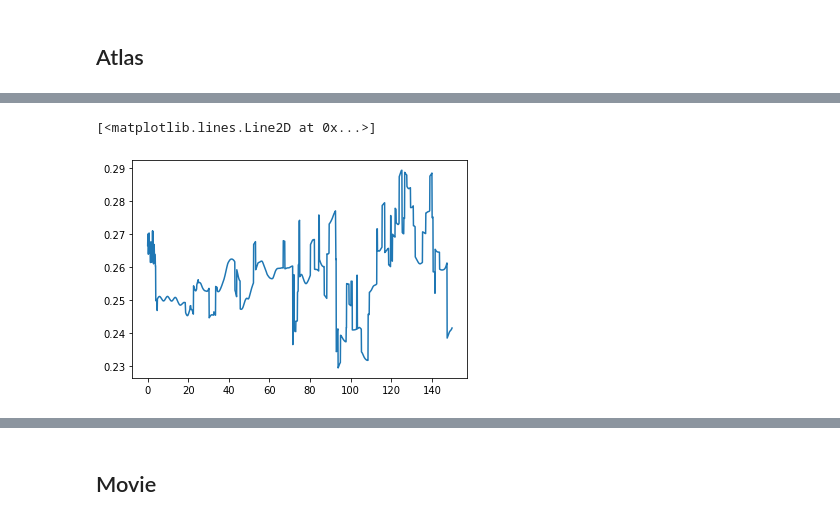
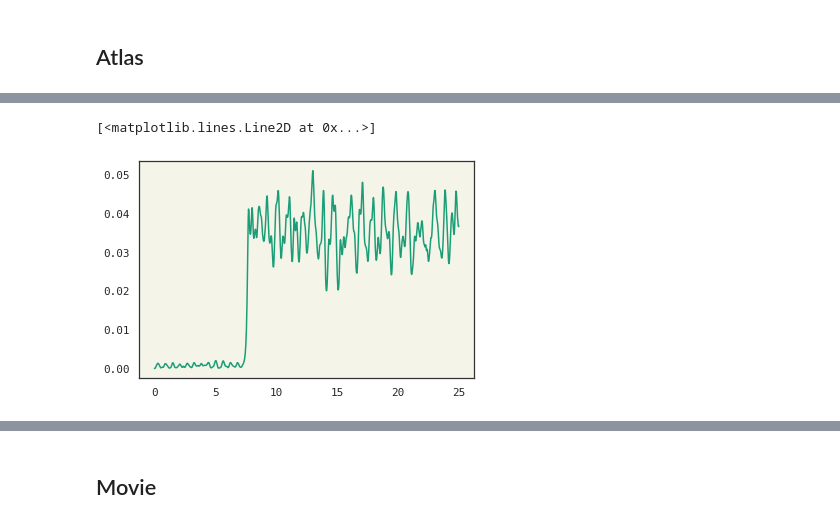
Before and after one commit to whitead/symd, a Jupyter notebook: notebooks/Sims.ipynb, the cells around one changed output, grey strips where cells are left out. Drawn from its saved outputs; the diff is of its cells as text; code cells hidden in the pictures.

```diff
--- a/notebooks/Sims.ipynb
+++ b/notebooks/Sims.ipynb
@@ -1,9 +9,14 @@
 # %%
-import symd
-import matplotlib.pyplot as plt
-import matplotlib as mpl
-import numpy as np
-import pandas as pd
-import seaborn as sns
 base_colors = ["f94144","f3722c","f8961e","f9844a","f9c74f","90be6d","43aa8b","4d908e","577590","277da1"]
 colors = ['#' + c for c in base_colors]
+sns.set_style("white")
+sns.set_style("ticks")
+sns.set(rc={'axes.facecolor':'#f5f4e9',
+            'grid.color' : '#AAAAAA',
+            'axes.edgecolor':'#333333',
+            'figure.facecolor':'#FFFFFF',
+            'axes.grid': False,
+            'axes.prop_cycle':   plt.cycler('color', plt.cm.Dark2.colors),
+            'font.family': 'monospace'
+           })
+print(symd.__version__)
@@ -174,3 +215,3 @@ def crystal(n, cell, group, w=None, retries=5, steps=10**5, ndims=2):
 # %%
-config, config2, csm, traj = crystal(6, [20, 20], 17, w=1)
+config, config2, csm, traj, time = crystal(8, [25, 25], 2, w=[1]*2)
 # %% [output]
@@ -201,5 +228,5 @@ plt.plot(config2[:,0], config2[:,1], '.')
 # %%
-plt.plot(np.arange(len(csm)) / 10, csm)
+plt.plot(time, csm)
 # %% [output]
 [<matplotlib.lines.Line2D at 0x...>]
-[figure, old version]
+[figure, new version]
```
Also changed, not shown: parts of 19 cells of this notebook, 6 other files.
